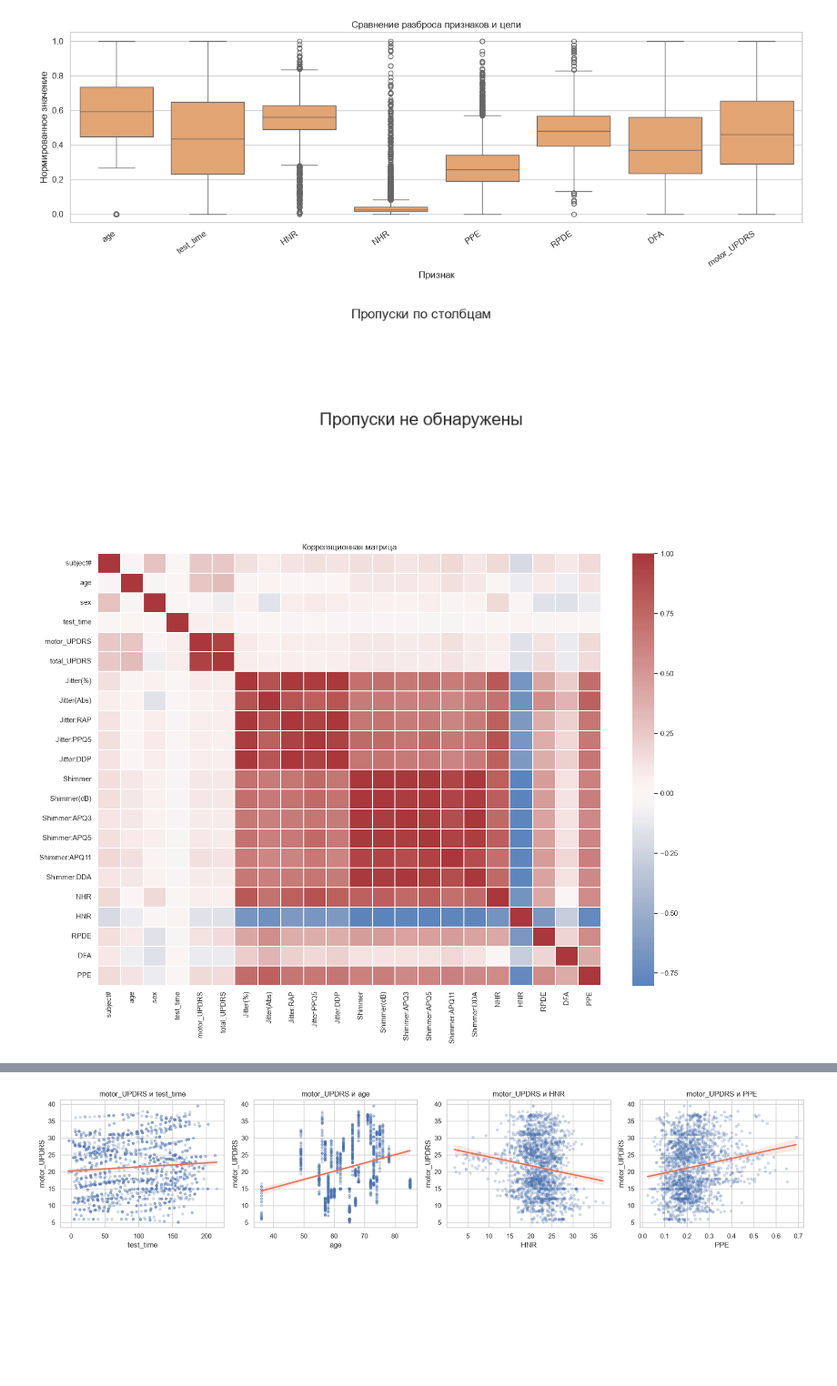
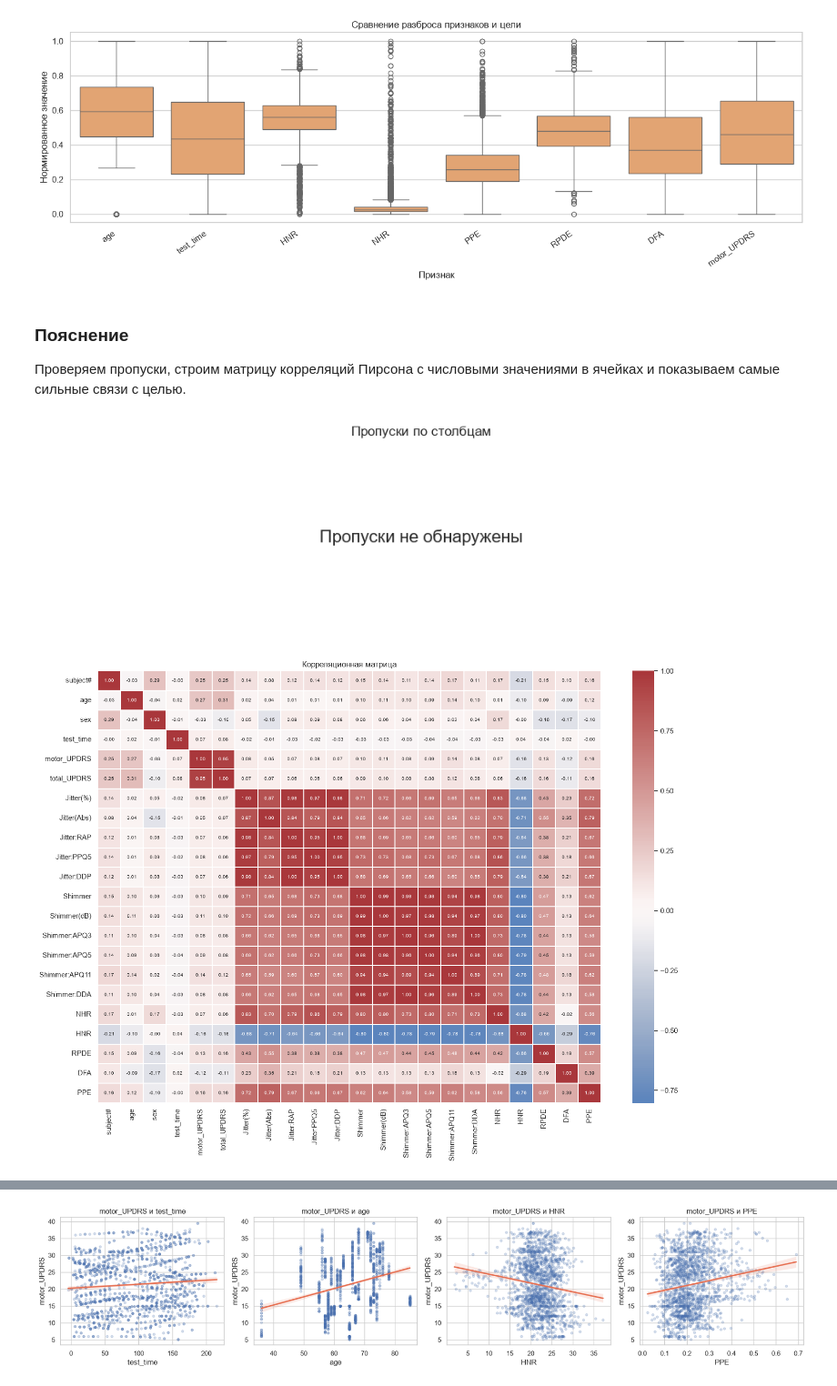
Before and after one commit to imnoname/intelligent-data-analysis-ml, a Jupyter notebook: lr1/lr1_variant6_parkinsons_regression.ipynb, the cells around one changed output, grey strips where cells are left out. Shown at 91% size. Saved outputs shown, nothing was run; the diff lists cells and outputs as text; code cells hidden in the pictures; blank space fills up the shorter version.

Commit message:
Explain notebook blocks and annotate correlation charts

```diff
--- a/lr1/lr1_variant6_parkinsons_regression.ipynb
+++ b/lr1/lr1_variant6_parkinsons_regression.ipynb
@@ -212,34 +228,42 @@ plt.tight_layout(); plt.show()
 [figure]
 [figure]
 [figure]
+# %% [markdown]
+### Пояснение
+
+Проверяем пропуски, строим матрицу корреляций Пирсона с числовыми значениями в ячейках и показываем самые сильные связи с целью.
 # %%
 # Графики 4–6: пропуски и корреляции
 missing_plot = missing_report[missing_report["missing_count"] > 0]
 plt.figure(figsize=(10, 3))
 if missing_plot.empty:
     plt.text(0.5, 0.5, "Пропуски не обнаружены", ha="center", va="center", fontsize=16)
     plt.axis("off")
 else:
     sns.barplot(x=missing_plot.index, y=missing_plot["missing_count"], color="#e76f51")
     plt.xticks(rotation=60, ha="right")
     plt.ylabel("Количество пропусков")
 plt.title("Пропуски по столбцам")
 plt.tight_layout(); plt.show()
 
 corr = df_raw.select_dtypes(include=np.number).corr()
 plt.figure(figsize=(15, 11))
-sns.heatmap(corr, cmap="vlag", center=0, linewidths=0.2)
+sns.heatmap(corr, cmap="vlag", center=0, linewidths=0.2, annot=True, fmt=".2f",
+            annot_kws={"size": 7})
 plt.title("Корреляционная матрица")
 plt.tight_layout(); plt.show()
 
 target_corr = corr[TARGET].drop(TARGET).sort_values()
 top_corr = pd.concat([target_corr.head(6), target_corr.tail(6)]).sort_values()
 plt.figure(figsize=(10, 6))
-sns.barplot(x=top_corr.values, y=top_corr.index, hue=top_corr.index, palette="vlag", legend=False)
+ax_corr = sns.barplot(x=top_corr.values, y=top_corr.index, hue=top_corr.index,
+                      palette="vlag", legend=False)
+for container in ax_corr.containers:
+    ax_corr.bar_label(container, fmt="%.2f", padding=3, fontsize=9)
 plt.axvline(0, color="black", linewidth=0.8)
 plt.title("Наиболее сильные линейные связи с motor_UPDRS")
 plt.xlabel("Корреляция Pearson"); plt.ylabel("Признак")
 plt.tight_layout(); plt.show()
 # %% [output]
 [figure]
-[figure, old version]
+[figure, new version]
```
Also changed, not shown: parts of 34 cells of this notebook, 1 other file.
